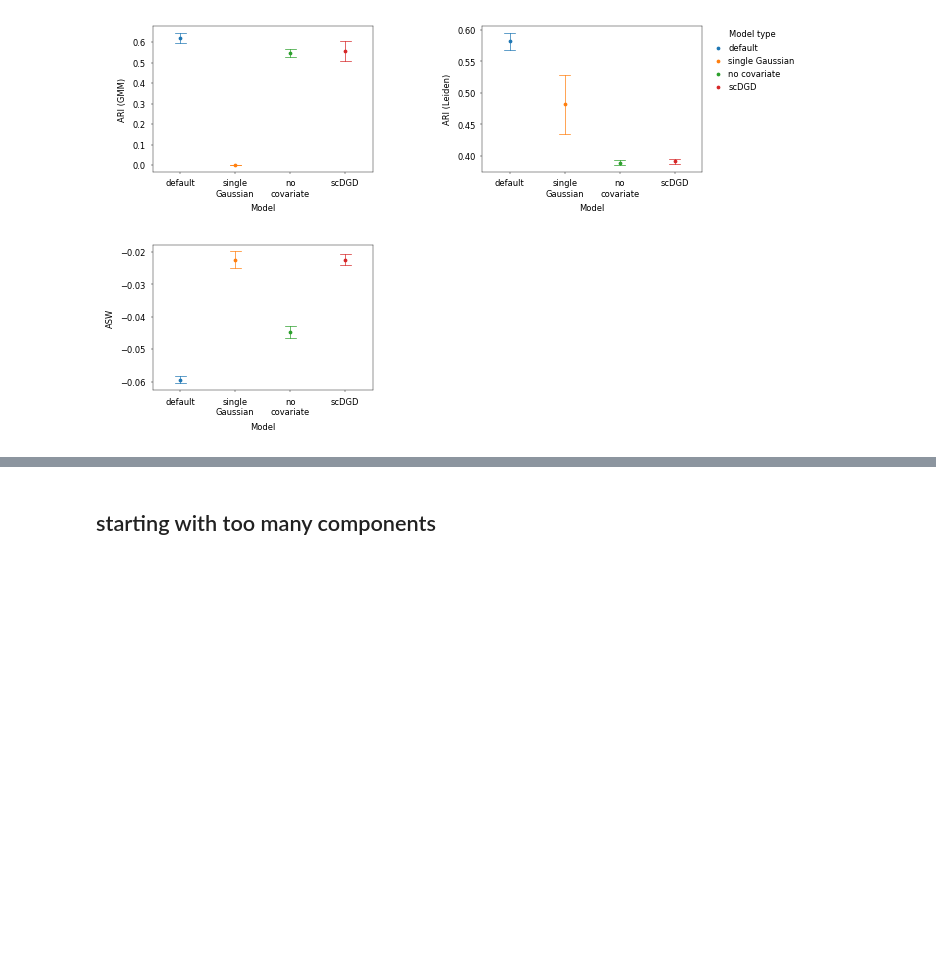
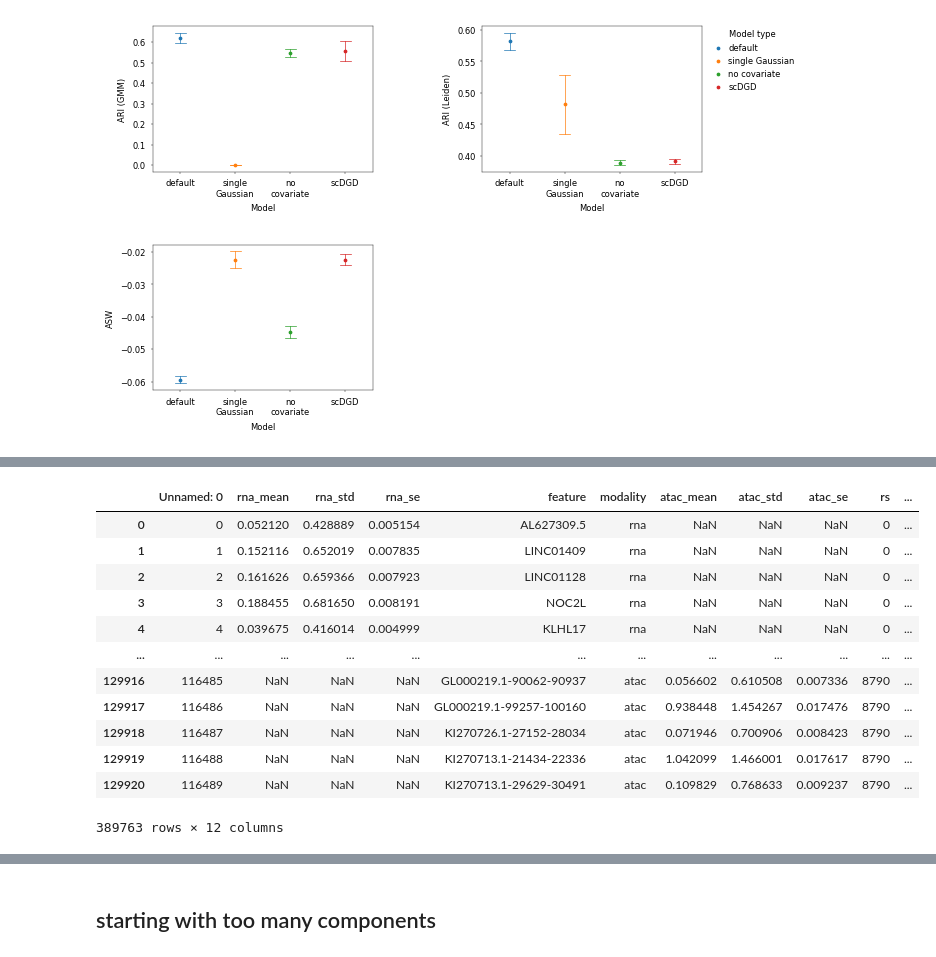
Before and after one commit to Center-for-Health-Data-Science/multiDGD_paper, a Jupyter notebook: experiments/test_notebooks/new_figures_tests.ipynb, the cells around one changed output, grey strips where cells are left out. Cells and saved outputs as stored; diff of their text form; code cells hidden in the pictures; blank space fills up the shorter version.

```diff
--- a/experiments/test_notebooks/new_figures_tests.ipynb
+++ b/experiments/test_notebooks/new_figures_tests.ipynb
@@ -2569,0 +2623,20 @@ fig.savefig(os.path.join(plot_path, "performance_human_bonemarrow_clustering_met
+# %%
+# load all prediction errors
+prediction_errors_sample = pd.DataFrame()
+for i, model_name in enumerate(model_descriptors):
+    temp_df = pd.read_csv(
+        result_path
+        + data_name
+        + "_rs"
+        + str(random_seeds[i])
+        + "_"
+        + model_types[i]
+        + "_ncomp"
+        + str(n_components[i])
+        + "_errors_samplewise.csv"
+    )
+    temp_df["rs"] = random_seeds[i]
+    temp_df["celltype"] = celltypes
+    temp_df["count depth"] = mean_expression_cell
+    prediction_errors_sample = pd.concat([prediction_errors_sample, temp_df])
+prediction_errors_sample["error"] = prediction_errors_sample["rna_mean"].values + prediction_errors_sample["atac_mean"].values
@@ -2569,0 +2978,38 @@ fig.savefig(os.path.join(plot_path, "performance_human_bonemarrow_clustering_met
+# %%
+# !!! I don't know how this looks here, need to check first
+
+# load all prediction errors
+prediction_errors_gene = pd.DataFrame()
+for i, model_name in enumerate(model_descriptors):
+    temp_df = pd.read_csv(
+        result_path
+        + data_name
+        + "_rs"
+        + str(random_seeds[i])
+        + "_"
+        + model_types[i]
+        + "_ncomp"
+        + str(n_components[i])
+        + "_errors_genewise.csv"
+    )
+    temp_df["rs"] = random_seeds[i]
+    temp_df["mean"] = mean_expression
+    prediction_errors_gene = pd.concat([prediction_errors_gene, temp_df])
+#prediction_errors["normalized error"] = prediction_errors["error"] / n_features_bm
+prediction_errors_gene["error"] = [prediction_errors_gene["rna_mean"].values[i] if prediction_errors_gene["modality"].values[i] == "rna" else prediction_errors_gene["atac_mean"].values[i] for i in range(prediction_errors_gene.shape[0])]
+# %%
+prediction_errors_gene
+# %% [output]
+|  | Unnamed: 0 | rna_mean | rna_std | rna_se | feature | modality | atac_mean | atac_std | atac_se | rs | ... |
+| 0 | 0 | 0.052120 | 0.428889 | 0.005154 | AL627309.5 | rna | NaN | NaN | NaN | 0 | ... |
+| 1 | 1 | 0.152116 | 0.652019 | 0.007835 | LINC01409 | rna | NaN | NaN | NaN | 0 | ... |
+| 2 | 2 | 0.161626 | 0.659366 | 0.007923 | LINC01128 | rna | NaN | NaN | NaN | 0 | ... |
+| 3 | 3 | 0.188455 | 0.681650 | 0.008191 | NOC2L | rna | NaN | NaN | NaN | 0 | ... |
+| 4 | 4 | 0.039675 | 0.416014 | 0.004999 | KLHL17 | rna | NaN | NaN | NaN | 0 | ... |
+| ... | ... | ... | ... | ... | ... | ... | ... | ... | ... | ... | ... |
+| 129916 | 116485 | NaN | NaN | NaN | GL000219.1-90062-90937 | atac | 0.056602 | 0.610508 | 0.007336 | 8790 | ... |
+| 129917 | 116486 | NaN | NaN | NaN | GL000219.1-99257-100160 | atac | 0.938448 | 1.454267 | 0.017476 | 8790 | ... |
+| 129918 | 116487 | NaN | NaN | NaN | KI270726.1-27152-28034 | atac | 0.071946 | 0.700906 | 0.008423 | 8790 | ... |
+| 129919 | 116488 | NaN | NaN | NaN | KI270713.1-21434-22336 | atac | 1.042099 | 1.466001 | 0.017617 | 8790 | ... |
+| 129920 | 116489 | NaN | NaN | NaN | KI270713.1-29629-30491 | atac | 0.109829 | 0.768633 | 0.009237 | 8790 | ... |
+389763 rows × 12 columns
```
Also changed, not shown: parts of 42 cells of this notebook, 28 other files.
